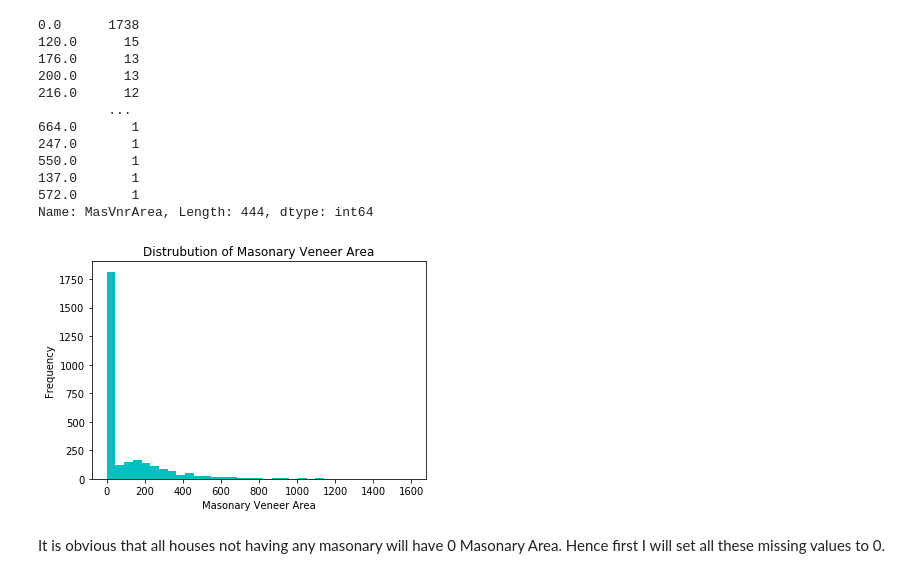
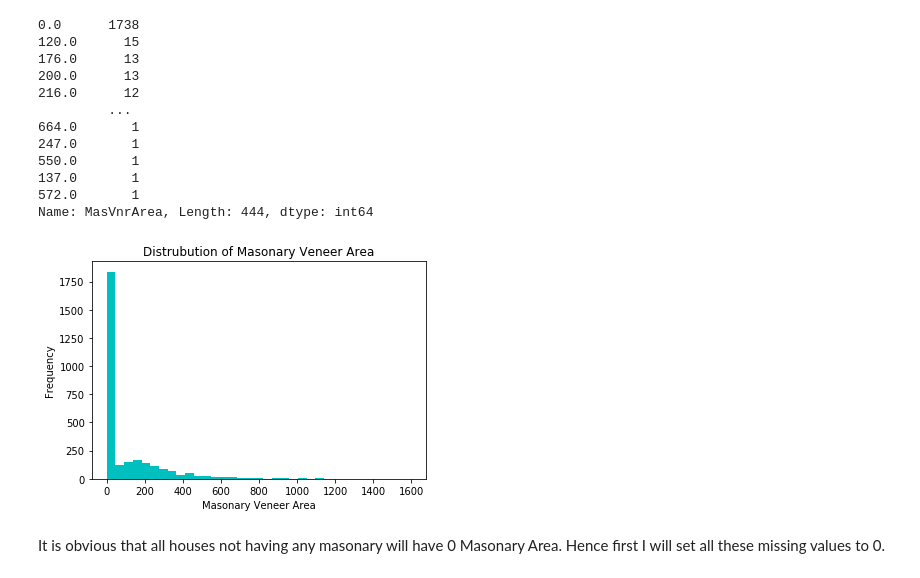
Before and after one commit to AnirudhAchal/Housing-Prices, a Jupyter notebook: Notebooks/Housing Prices .ipynb, the cells around one changed output. Saved outputs shown, nothing was run; the diff lists cells and outputs as text; code cells hidden in the pictures.

```diff
--- a/Notebooks/Housing Prices .ipynb
+++ b/Notebooks/Housing Prices .ipynb
@@ -972,15 +972,15 @@ df['MasVnrArea'].value_counts()
 Name: MasVnrArea, Length: 444, dtype: int64
 # %%
 # Plot the frequency of the Masonary Veneer Area
-plt.hist(df['MasVnrArea'], bins = 35, color = 'c')
+plt.hist(df.loc[pd.notnull(df['MasVnrArea']), 'MasVnrArea'], bins = 35, color = 'c')
 
 plt.title('Distrubution of Masonary Veneer Area')
 plt.xlabel('Masonary Veneer Area')
 plt.ylabel('Frequency')
 
 plt.show()
 # %% [output]
-[figure, old version]
+[figure, new version]
 # %% [markdown]
 It is obvious that all houses not having any masonary will have 0 Masonary Area. Hence first I will set all these missing values to 0.
 # %%
```
Also changed, not shown: parts of 35 cells of this notebook.
